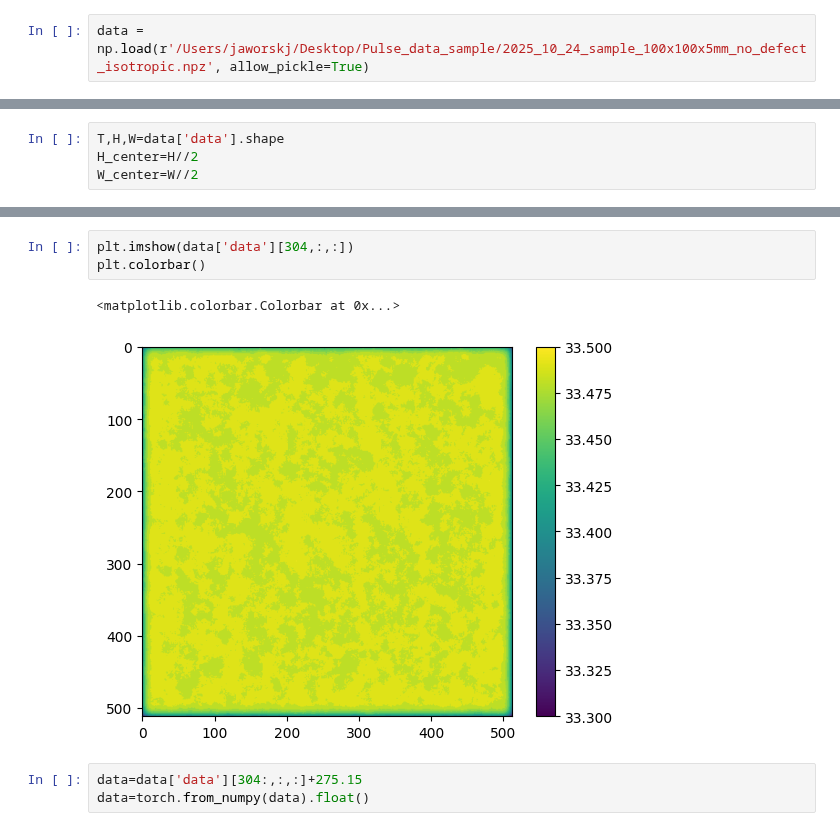
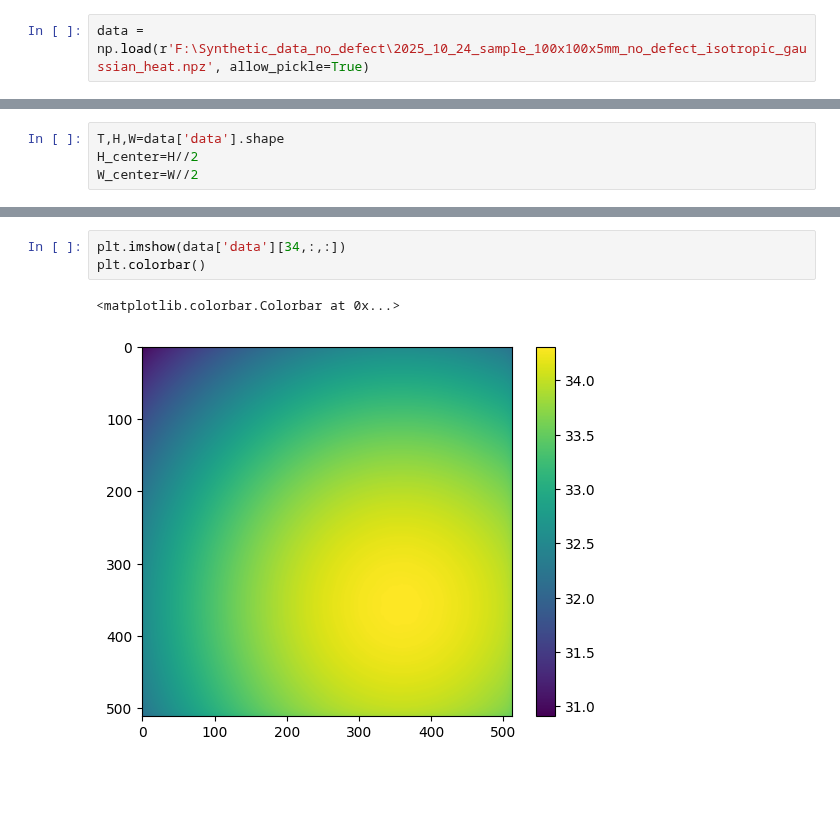
Before and after one commit to konrad-jaworski/Anisotropic_diffusivity_2, a Jupyter notebook: model_notebook_2.ipynb, the cells around one changed output, grey strips where cells are left out. Saved outputs shown, nothing was run; the diff lists cells and outputs as text; blank space fills up the shorter version.

```diff
--- a/model_notebook_2.ipynb
+++ b/model_notebook_2.ipynb
@@ -13,5 +8,5 @@ torch.manual_seed(42)
 # %%
-data = np.load(r'/Users/jaworskj/Desktop/Pulse_data_sample/2025_10_24_sample_100x100x5mm_no_defect_isotropic.npz', allow_pickle=True)
+data = np.load(r'F:\Synthetic_data_no_defect\2025_10_24_sample_100x100x5mm_no_defect_isotropic_gaussian_heat.npz', allow_pickle=True)
 # %%
 data['meta']
 # %% [output]
@@ -56,9 +51,6 @@ Text(0.5, 1.0, 'Cooling phase')
 # %%
-plt.imshow(data['data'][304,:,:])
+plt.imshow(data['data'][34,:,:])
 plt.colorbar()
 # %% [output]
 <matplotlib.colorbar.Colorbar at 0x...>
-[figure, old version]
+[figure, new version]
-# %%
-data=data['data'][304:,:,:]+275.15
-data=torch.from_numpy(data).float()
```
Also changed, not shown: parts of 32 cells of this notebook, 2 other files.
